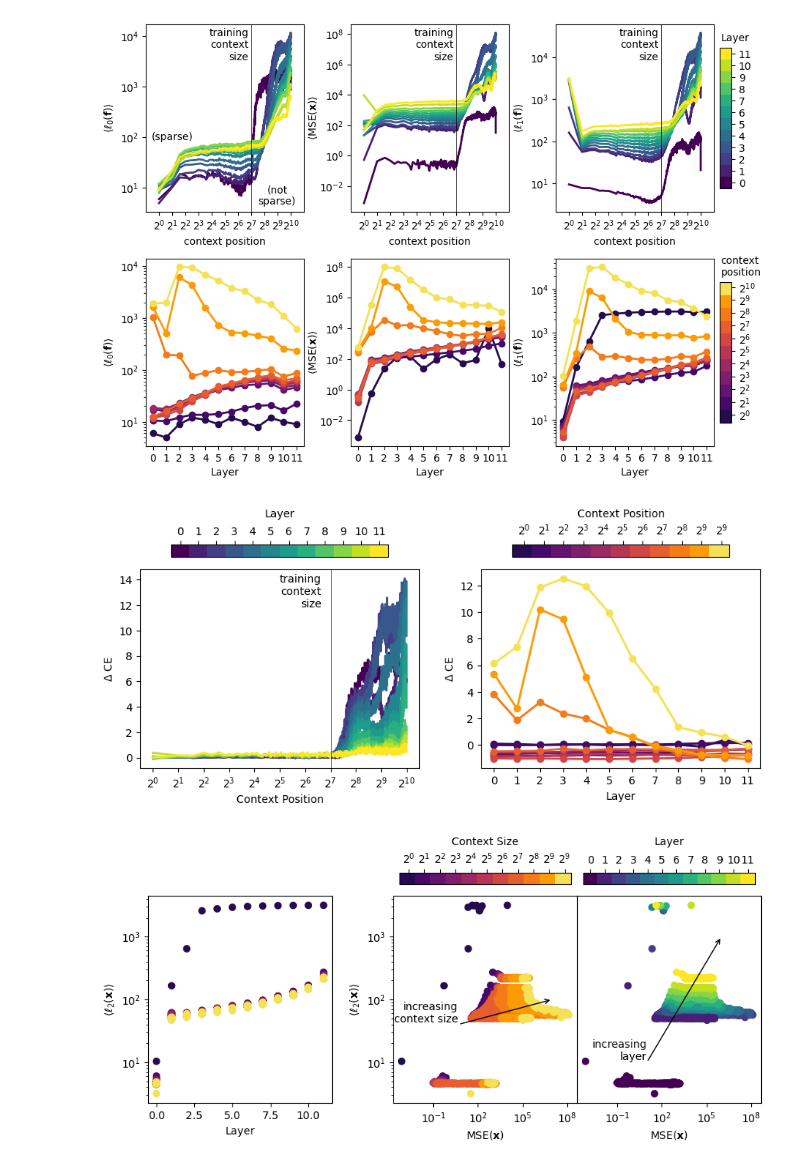
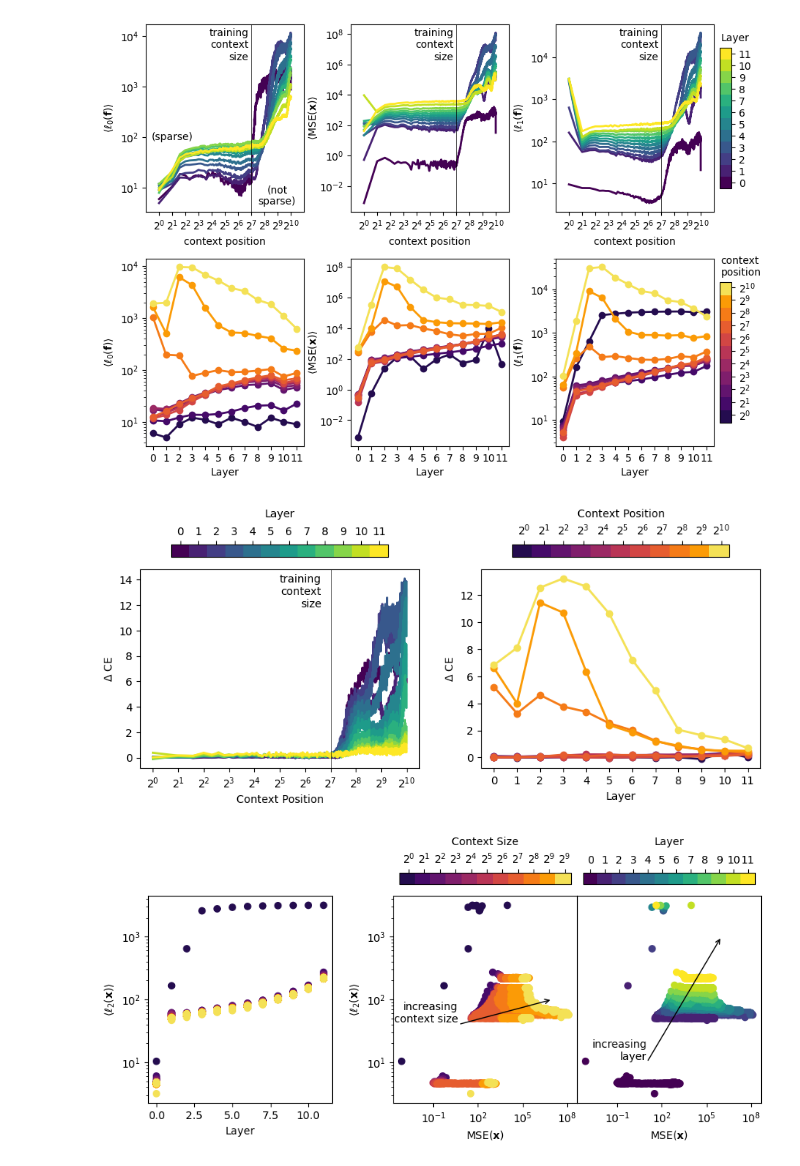
Before and after one commit to evanhanders/sae_validation_blogpost, a Jupyter notebook: gpt2_small_autoencoder_benchmarks.ipynb, the cells around one changed output. Cells and saved outputs as stored; diff of their text form; code cells hidden in the pictures.

```diff
--- a/gpt2_small_autoencoder_benchmarks.ipynb
+++ b/gpt2_small_autoencoder_benchmarks.ipynb
@@ -460,36 +460,37 @@ ax1.set_xlabel('Context Position')
 ax1.set_xscale('log')
 ax1.set_xticks(context_position)
 ax1.set_xticklabels([r'$2^{{{}}}$'.format(int(np.round(np.log2(c)))) for c in context_position])
 ax1.set_xticklabels([r'$2^{{{}}}$'.format(int(np.round(np.log2(c)))) for c in context_position])
 ax1.tick_params(which='minor', color='w')
 # ax1.set_xlim(1, 2048)
 
 # ax1.text(1, 3, 'Baseline', ha='left', va='center')
 # ax1.annotate("", xy=(25, 3.5), xytext=(6, 3), arrowprops=dict(arrowstyle="->"))
 
 
 ax1.axvline(128, c='k', lw=0.5)
 ax1.text(0.65, 0.98, 'training\ncontext\nsize', ha='right', va='top', transform=ax1.transAxes)
 
 for i, c in enumerate(context_position):
     good = df['context_position'] == c
-    ax2.plot(np.array(df['layer'])[good], np.array(df['loss_reconst'][good]) - np.array(df['loss_base'][::len(context_position)])[i+1], 'o-', c=sm.to_rgba(np.log2(c)), **kwargs)
+    ax2.plot(np.array(df['layer'])[good], np.array(df['loss_reconst'] - df['loss_base'])[good], 'o-', c=context_sm.to_rgba(np.log2(c)), **kwargs)
 
 ax2.set_xlabel('Layer')
 ax2.set_xticks(range(12))
 ax2.set_ylabel(r'$\Delta$ CE')
 
 cb = plt.colorbar(context_sm, cax=cax2, orientation='horizontal')
 
+
 cb.set_ticks([np.log2(c)+0.5 for c in context_position])
-cb.set_ticklabels([r'$2^{{{}}}$'.format(int(np.log2(c))) for c in context_position])
+cb.set_ticklabels([r'$2^{{{}}}$'.format(int(np.round(np.log2(c)))) for c in context_position])
 
 cax2.tick_params(top=True, labeltop=True, bottom=False, labelbottom=False)
 cax2.set_xlabel('Context Position', labelpad=-45)
 
 fig.savefig('context_sizes_CE.png', dpi=300, bbox_inches='tight')
 # %% [output]
-[figure, old version]
+[figure, new version]
 # %%
 #Also checking what the L2 norm growth looks like as the context length gets longer and showing whether that explains MSE loss.
 fig = plt.figure(figsize=(8,3))
```
Also changed, not shown: 5 other files.
